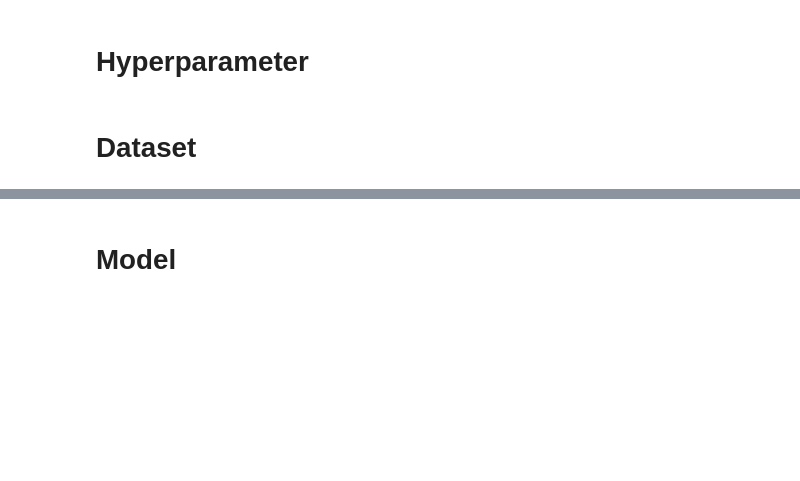
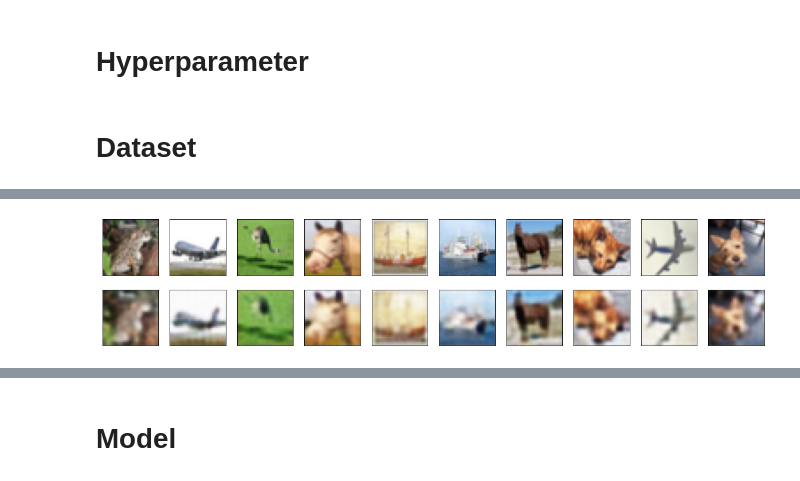
Before and after one commit to chengche6230/Deep-Learning-Course-Team-Project, a Jupyter notebook: Competition 4/DLcomp4_Team123_code.ipynb, the cells around one changed output, grey strips where cells are left out. Cells and saved outputs as stored; diff of their text form; code cells hidden in the pictures; blank space fills up the shorter version.

```diff
--- a/Competition 4/DLcomp4_Team123_code.ipynb
+++ b/Competition 4/DLcomp4_Team123_code.ipynb
@@ -103,14 +103,14 @@ if gpus:
 # %% [markdown]
 # Hyperparameter
 # %%
-# MODE = 'cifar10'
-MODE = 'imagenet'
+MODE = 'cifar10'
+# MODE = 'imagenet'
 
 if MODE == 'cifar10':
-    BATCH_SIZE = 1024
+    BATCH_SIZE = 2048
     NUM_CLASSES = 10
-    IMAGE_HEIGHT = 71 #32
-    IMAGE_WIDTH = 71
+    IMAGE_HEIGHT = 32
+    IMAGE_WIDTH = 32
 if MODE == 'imagenet':
     BATCH_SIZE = 128
     NUM_CLASSES = 2
@@ -224,0 +316,8 @@ for data in batched_dataset.take(1):
+# %%
+autoencoder.fit(
+    x=x_train,
+    y=x_train,
+    epochs=100,
+    batch_size=BATCH_SIZE,
+    validation_data=(x_val, x_val),
+)
@@ -224,0 +343,5 @@ for data in batched_dataset.take(1):
+# %%
+predictions = autoencoder.predict(x_val)
+display(x_val, predictions)
+# %% [output]
+[figure, added]
```
Also changed, not shown: parts of 20 cells of this notebook.
